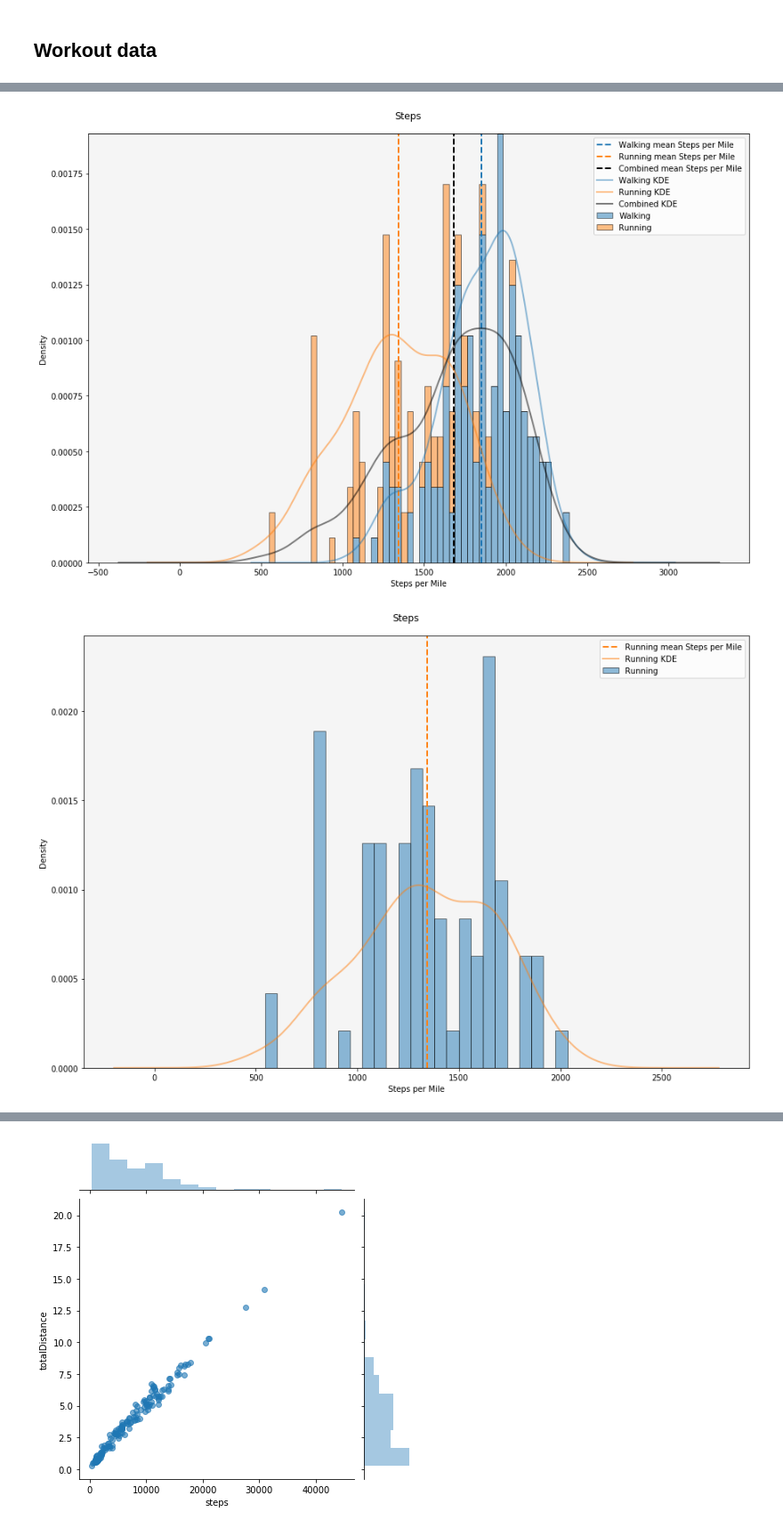
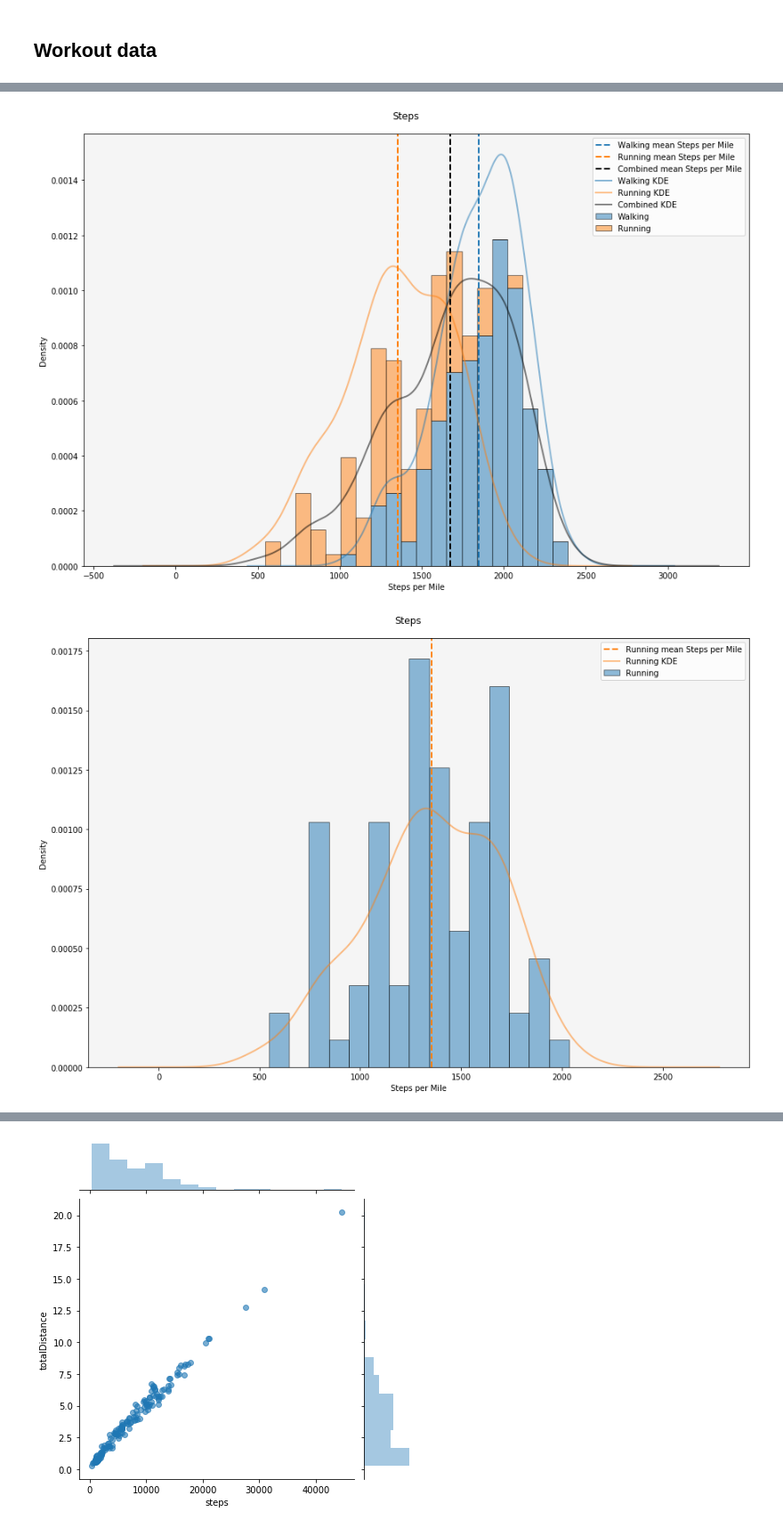
Before and after one commit to gregmames/HealthTracking, a Jupyter notebook: apple_health_data_processor.ipynb, the cells around one changed output, grey strips where cells are left out. Shown at 89% size. Saved outputs shown, nothing was run; the diff lists cells and outputs as text; code cells hidden in the pictures.

```diff
--- a/apple_health_data_processor.ipynb
+++ b/apple_health_data_processor.ipynb
@@ -707,7 +732,7 @@ for index, row in Workout2.iterrows():
 Workout2 = Workout2.reset_index(drop=True)
 # %%
 #Specify distribution parameters
-bn = 50
+bn = 20
 
 #plot histogram of steps
 plt.figure(figsize=[15,10])
@@ -735,28 +760,28 @@ plt.xlabel('Steps per Mile')
 plt.legend(loc=1)
 plt.show()
 # %% [output]
-[figure, old version]
+[figure, new version]
 # %%
 #Specify distribution parameters
-bn = 25
+bn = 15
 
 #plot histogram of steps
 plt.figure(figsize=[15,10])
 ax = plt.gca()
 ax.set_facecolor('whitesmoke')
 plt.suptitle('Steps', fontsize=12, y=.92)
 n, bins, patches = plt.hist(Workout2[Workout2.workoutActivityType=='Running'].Steps_perMile, bn, density=True, alpha =0.5, label='Running', edgecolor='black')
 
 ax.axvline(Workout2[Workout2.workoutActivityType=='Running'].Steps_perMile.mean(),\
            linewidth=2, color='tab:orange', linestyle='dashed',label="Running mean Steps per Mile")
 
 Workout2[Workout2.workoutActivityType=='Running'].Steps_perMile.plot.kde(c='tab:orange', alpha = 0.5, linewidth=2, label = 'Running KDE')
 
 plt.xlabel('Steps per Mile')
 plt.legend(loc=1)
 plt.show()
 # %% [output]
-[figure, old version]
+[figure, new version]
 # %%
 # Fit regression model for walking
 x1 = Workout2[Workout2.workoutActivityType=='Walking'].steps.values.reshape((-1, 1))
```
Also changed, not shown: parts of 25 cells of this notebook.
